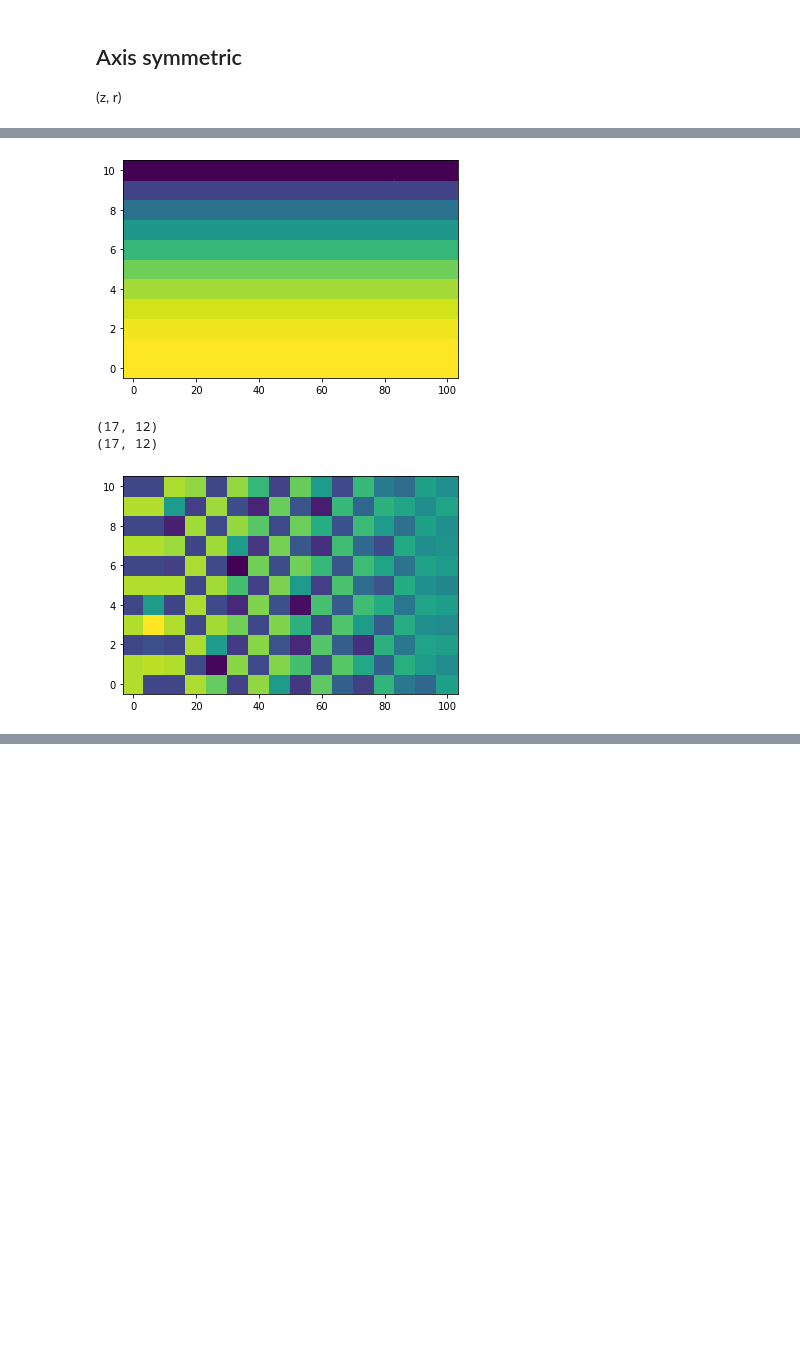
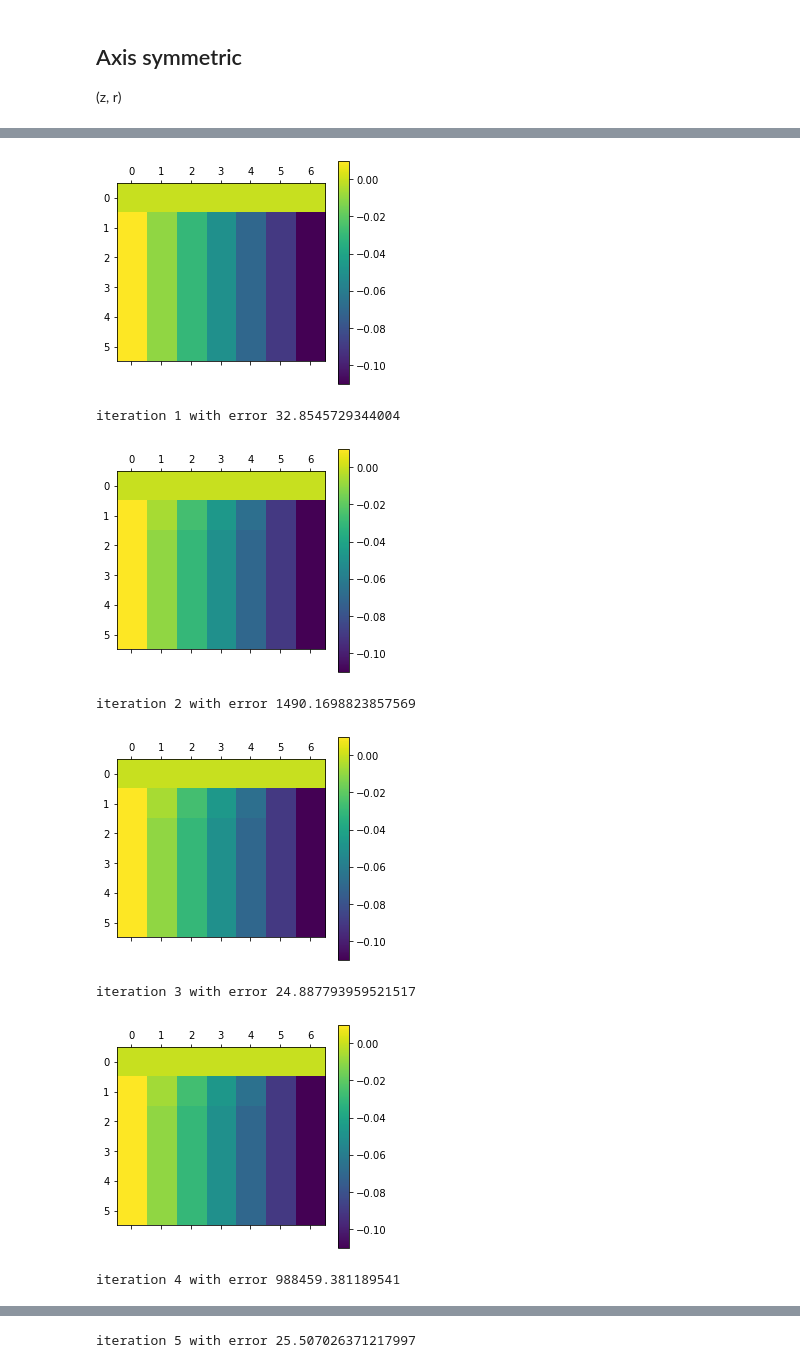
Before and after one commit to Toothpastefairy/comp_multphase_flow, a Jupyter notebook: bloodyguys.ipynb, the cells around one changed output, grey strips where cells are left out. Saved outputs shown, nothing was run; the diff lists cells and outputs as text; code cells hidden in the pictures; blank space fills up the shorter version.

```diff
--- a/bloodyguys.ipynb
+++ b/bloodyguys.ipynb
@@ -362,7 +362,7 @@ def reloadsystem():
     importlib.reload(mf)
     system = mf.Multiflow(
         Nr, r_end, rho_fluid, pressure_difference,
-        pressure_boundary, boundary_condition, mu_fluid[0,:], angle
+        pressure_boundary, boundary_condition, mu_fluid[:,0], angle
     )
 
     return system
@@ -375,11 +375,11 @@ def reload_system_axis():
 
 rho_fluid = 1000
 z_end = 100
-Nz = 2
+Nz = 5
 r_end = 10
-Nr = 2
-mu_fluid = 1e-3 * np.ones((Nz + 2, Nr + 2))
-pressure = np.zeros((Nz + 2, Nr + 2))
+Nr = 4
+mu_fluid = 1e-3 * np.ones((Nr+2, Nz+2))
+pressure = np.zeros((Nr+2, Nz+2))
 
 # 1D solution used for inlet
 rho_plasma = 1003 #  kg/m3
@@ -399,6 +399,5 @@ pressure_boundary = np.array([1, 1])*1e-3
 system = reloadsystem()
 
 inlet = system.simulate(system.mu_0)
-print(len(inlet))
 
 system_axis = reload_system_axis()
@@ -436,47 +428,56 @@ plt.colorbar()
 # %%
 system_axis = reload_system_axis()
 # SIMPLE ALGORITHM
-relaxation_factor = 0.02
+relaxation_factor = 0.2
 epsilon = 1e-3
 error = 1
+i=0
 
 velocity_z = np.repeat([system_axis.inlet],system_axis.Nz + 2, axis=0) # at z-offset points
-plt.pcolor(system_axis.R, system_axis.Z, velocity_z)
-plt.show()
-velocity_r = np.zeros((system_axis.Nz + 2, system_axis.Nr + 2)) # at r-offset points
+velocity_z = np.swapaxes(velocity_z, 0, 1)
+velocity_r = np.zeros((system_axis.Nr+2, system_axis.Nz+2)) # at r-offset points
 
 # plt.imshow(velocity_z, origin='lower', aspect="equal")
 # print(velocity_z.shape)
-pressure = np.zeros((system_axis.Nz + 2, system_axis.Nr + 2))
-pressure[1:-1,1:] = np.ones((system_axis.Nz , system_axis.Nr + 1)) - system_axis.Z[1:-1,1:] * pressure_difference
-
-for i in range(1):
-    velocity_z = system_axis.solve_velocity_z(velocity_z, velocity_r, mu_fluid, pressure)
-    plt.pcolor(system_axis.R, system_axis.Z, velocity_z)
-    velocity_r = system_axis.solve_velocity_r(velocity_z, velocity_r, mu_fluid, pressure)
+pressure = np.zeros((system_axis.Nr+2, system_axis.Nz+2))
+pressure[0:] = - system_axis.Z[1:] * pressure_difference
 
 # while error > epsilon:
-for i in range(1):
-
+for i in range(10):
+    i+=1
     # 1. initial guess for velocities, pressure
     vel_old_z = velocity_z
     vel_old_r = velocity_r
     p_old = pressure
 
     # 2. solve the momentum equations using guesses
     velocity_z = system_axis.solve_velocity_z(vel_old_z, vel_old_r, mu_fluid, pressure)
     velocity_r = system_axis.solve_velocity_r(vel_old_z, vel_old_r, mu_fluid, pressure)
 
     # 3. solve pressure using velocity from momentum eq
     pressure_corrector = system_axis.pressure_correction(velocity_z, velocity_r, mu_fluid)
 
     # 4. correct pressure and velocities
     pressure = p_old + pressure_corrector * relaxation_factor
-    # velocity_z, velocity_r = system_axis.velocity_corrections(
-    #     velocity_z, velocity_r, mu_fluid, pressure_corrector, 1 - relaxation_factor
-    # )
+    velocity_z, velocity_r = system_axis.velocity_corrections(
+        velocity_z, velocity_r, mu_fluid, pressure_corrector, 1 - relaxation_factor
+    )
+    plt.matshow(pressure)
+    plt.colorbar()
+    plt.show()
+
+    error = np.sum(np.abs((velocity_z - vel_old_z) / vel_old_z))
+    print("iteration", i, "with error", error, end='\x1b[1K\r')
+
+    if i > 2000:
+        print("Oh nyo, it's bwoken")
+        break
 # %% [output]
-[figure, old version]
+[figure, new version]
-(17, 12)
-(17, 12)
+iteration 1 with error 32.8545729344004
-[figure, old version]
+[figure, new version]
+iteration 2 with error 1490.1698823857569
+[figure, added]
+iteration 3 with error 24.887793959521517
+[figure, added]
+iteration 4 with error 988459.381189541
@@ -482,0 +485 @@ for i in range(1):
+iteration 5 with error 25.507026371217997
```
Also changed, not shown: parts of 6 cells of this notebook, 1 other file.
